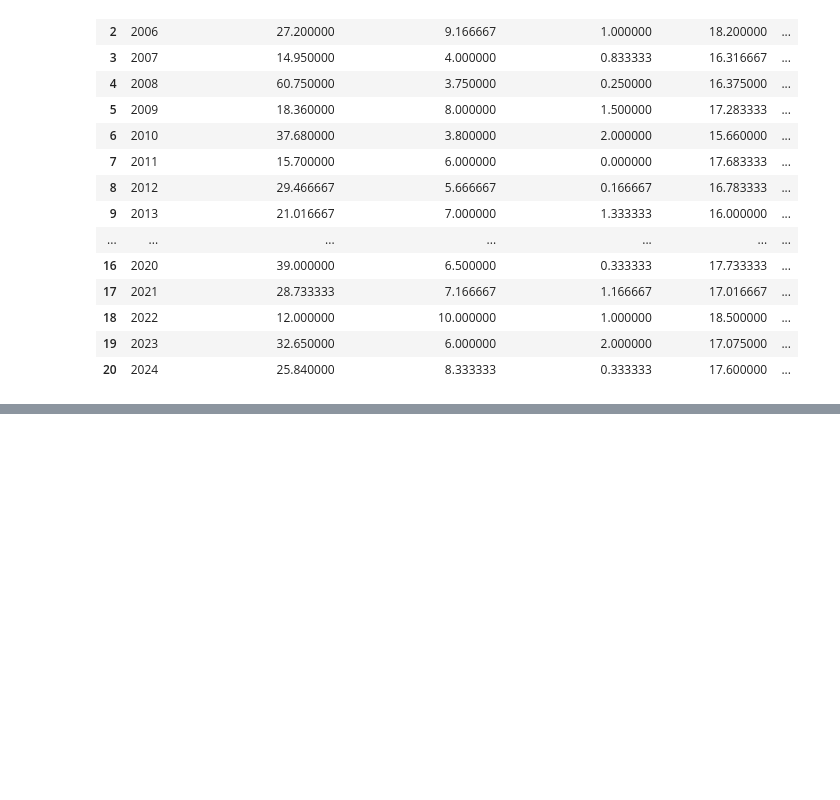
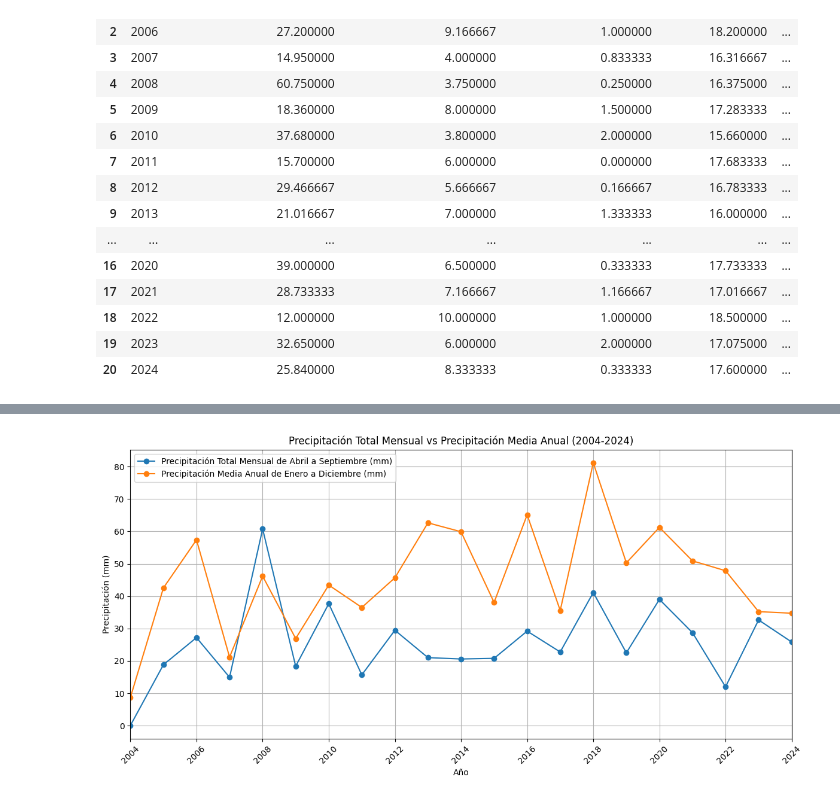
Before and after one commit to martacarballo/vino-para-quedarse, a Jupyter notebook: analisis_vino.ipynb, the cells around one changed output, grey strips where cells are left out. Drawn from its saved outputs; the diff is of its cells as text; code cells hidden in the pictures; blank space fills up the shorter version.

Commit message:
new variable and graphs

```diff
--- a/analisis_vino.ipynb
+++ b/analisis_vino.ipynb
@@ -441,6 +447,12 @@ df_aemet_mean = (
     .reset_index()
 )
 
+#Añadir la columna de precipitacion_media_anual_ene_dic al df_aemet_mean
+df_aemet_mean = df_aemet_mean.merge(
+    df_aemet_clean[["año", "precipitacion_media_anual_ene_dic"]].drop_duplicates(),
+    on="año",
+    how="left"
+)
 df_aemet_mean.head(21)
 # %% [output]
 |  | año | precipitacion_total_mensual | num_dias_temp_mayor30 | num_dias_temp_menor0 | temp_media_mes | ... |
@@ -518,7 +530,8 @@ df_aemet_mean = df_aemet_mean.rename(columns={
     "num_dias_temp_mayor30": "num_dias_temp_mayor30(c)",
     "num_dias_temp_menor0": "num_dias_temp_menor0(c)",
     "temp_media_mes": "temp_media_mes(c)",
-    "humedad_relativa": "humedad_relativa(%)"
+    "humedad_relativa": "humedad_relativa(%)",
+    "precipitacion_media_anual_ene_dic": "precipitacion_media_anual_ene_dic(mm)"
 })
 df_aemet_mean.head(21)
 
@@ -528,7 +541,8 @@ cols_to_round = [
     "num_dias_temp_mayor30(c)",
     "num_dias_temp_menor0(c)",
     "temp_media_mes(c)",
-    "humedad_relativa(%)"
+    "humedad_relativa(%)",
+    "precipitacion_media_anual_ene_dic(mm)"
 ]
 
 for col in cols_to_round:
@@ -577,0 +617,43 @@ df_aemet_mean.head(21)
+# %%
+#Graficos para precipitaciones
+
+import matplotlib.pyplot as plt
+from matplotlib.ticker import MaxNLocator
+
+plt.figure(figsize=(12, 6))
+
+plt.plot(
+    df_aemet_mean["año"],
+    df_aemet_mean["precipitacion_total_mensual(mm)"],
+    marker='o',
+    label='Precipitación Total Mensual de Abril a Septiembre (mm)'
+)
+
+plt.plot(
+    df_aemet_mean["año"],
+    df_aemet_mean["precipitacion_media_anual_ene_dic(mm)"],
+    marker='o',
+    label='Precipitación Media Anual de Enero a Diciembre (mm)'
+)
+
+plt.title('Precipitación Total Mensual vs Precipitación Media Anual (2004-2024)')
+plt.xlabel('Año')
+plt.ylabel('Precipitación (mm)')
+plt.legend()
+plt.grid()
+
+# ---- Ajuste del eje X para mostrar TODOS los años ----
+ax = plt.gca()
+
+# Años únicos del DataFrame (por si acaso) ordenados
+years = sorted(df_aemet_mean["año"].unique())
+
+ax.set_xticks(years)                 # un tick por cada año
+ax.set_xlim(min(years), max(years))  # límites del eje
+ax.xaxis.set_major_locator(MaxNLocator(integer=True))  # asegura enteros
+
+plt.xticks(rotation=45)  # opcional: girar etiquetas para que no se monten
+plt.tight_layout()
+plt.show()
+# %% [output]
+[figure, added]
```
Also changed, not shown: parts of 17 cells of this notebook, 6 other files.
